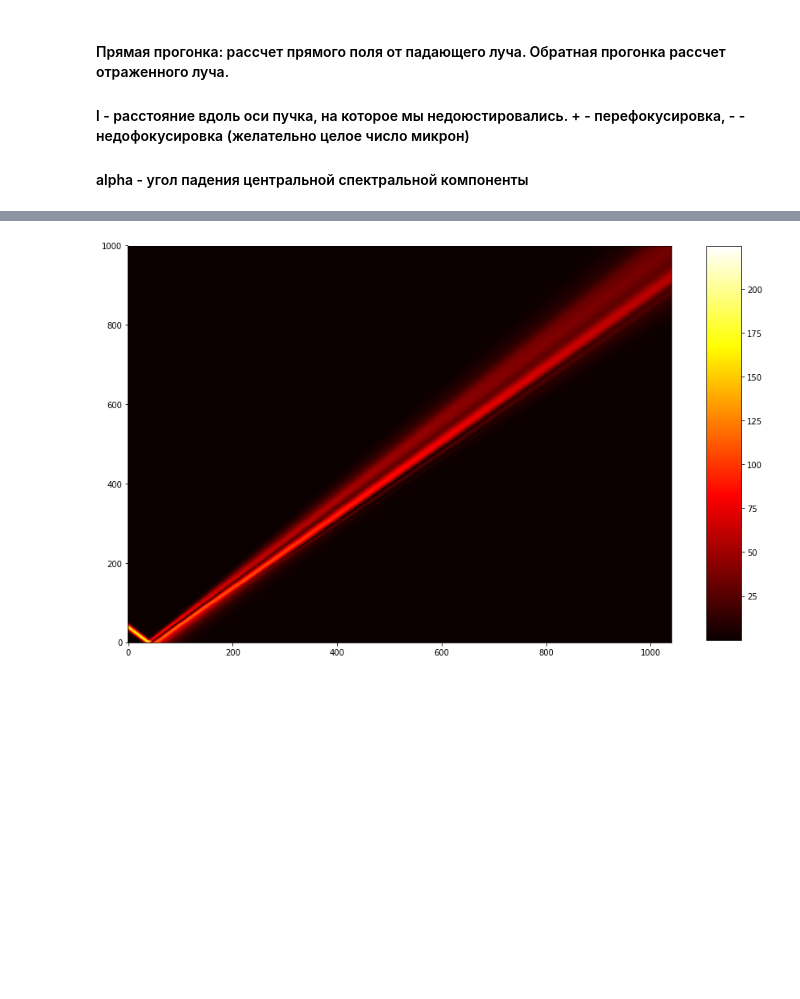
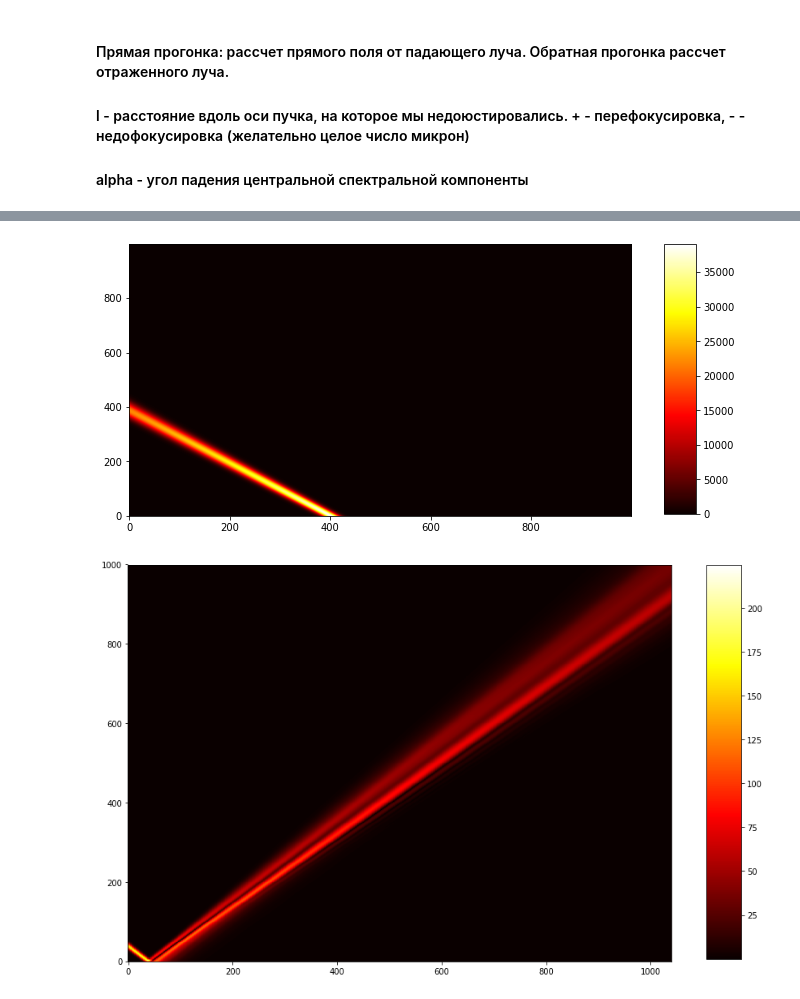
Before and after one commit to Enedys/TMM_Otto, a Jupyter notebook: Gaussian_beam.ipynb, the cells around one changed output, grey strips where cells are left out. Cells and saved outputs as stored; diff of their text form; code cells hidden in the pictures; blank space fills up the shorter version.

```diff
--- a/Gaussian_beam.ipynb
+++ b/Gaussian_beam.ipynb
@@ -138,13 +164,0 @@ didic = {'0': [{'name': 'Среда'}, {'n': (1.52+0j)}], '1': [{'name': 'ФК'}
-# %%
-
-for j in range(Z[h_0], -1, -1):
-    for i in range(0, 500, 1):
-        Sum = 0
-        for number_k_x, t in enumerate(k_x):
-            teta = asin(t * 1000000 / k).real
-            k_z = k / 1000000 * cos(teta)
-            x_pos = X[i] * cos(pi * alpha / 180) + (Z[j] - h) * sin(pi * alpha / 180)
-            z_pos = X[i] * sin(pi * alpha / 180) - (Z[j] - h) * cos(pi * alpha / 180)
-
-            Sum = Sum + S_k[number_k_x] * exp(im * t * x_pos) * exp(im * k_z * z_pos)
-        E[j][i] = Sum
@@ -150,0 +190,29 @@ for j in range(Z[h_0], -1, -1):
+# %%
+%%time
+
+rot_matrix = np.empty((2, 2), dtype = np.complex)
+rot_matrix[0, 0] = cos(np.pi * alpha / 180)
+rot_matrix[0, 1] = sin(np.pi * alpha / 180)
+rot_matrix[1, 0] = sin(np.pi * alpha / 180)
+rot_matrix[1, 1] = -cos(np.pi * alpha / 180)
+
+tmp = np.empty((2, 1))
+
+k_mkm = k / 1000000.;
+k_z = k_mkm * np.cos(np.arcsin(k_x / k_mkm))
+k_matrix = np.vstack((k_x.reshape((1, -1)), k_z.reshape((1, -1))))
+s = S_k.reshape((-1, 1))
+E = np.zeros((np.shape(Z)[0], np.shape(X)[0]), dtype=np.complex)
+
+'''
+Only matrix implementation (Runtime error, not enought memory?)
+grid = np.array(list(product(X, Z - h)))
+E = np.exp(1.0j * (grid @ rot_matrix) @ k_matrix, dtype=np.complex) @ s
+'''
+
+for j, z in enumerate(Z):
+    for i, x in enumerate(X):
+        tmp[0, 0] = x
+        tmp[1, 0] = z - h_0
+        E[j][i] = np.exp(1.0j * (rot_matrix @ tmp).T @ k_matrix, dtype=np.complex) @ s
+    #print(j, "/", points)
@@ -151,10 +222,12 @@ for j in range(Z[h_0], -1, -1):
 # %%
 plt.figure(figsize=(9, 5))
-plt.imshow(abs(E), cmap=plt.cm.hot, origin='lower', aspect='auto')
+plt.imshow(abs(E ** 2), cmap=plt.cm.hot, origin='lower', aspect='auto')
 #plt.xlim(46.6, 46.9)
 cax = plt.axes([0.95, 0.13, 0.05, 0.75])
 plt.colorbar(cax=cax)
 plt.show()
+# %% [output]
+[figure, added]
 # %%
 R_teta = []
 for number_k_x, t in enumerate(k_x):
```
Also changed, not shown: parts of 12 cells of this notebook.
